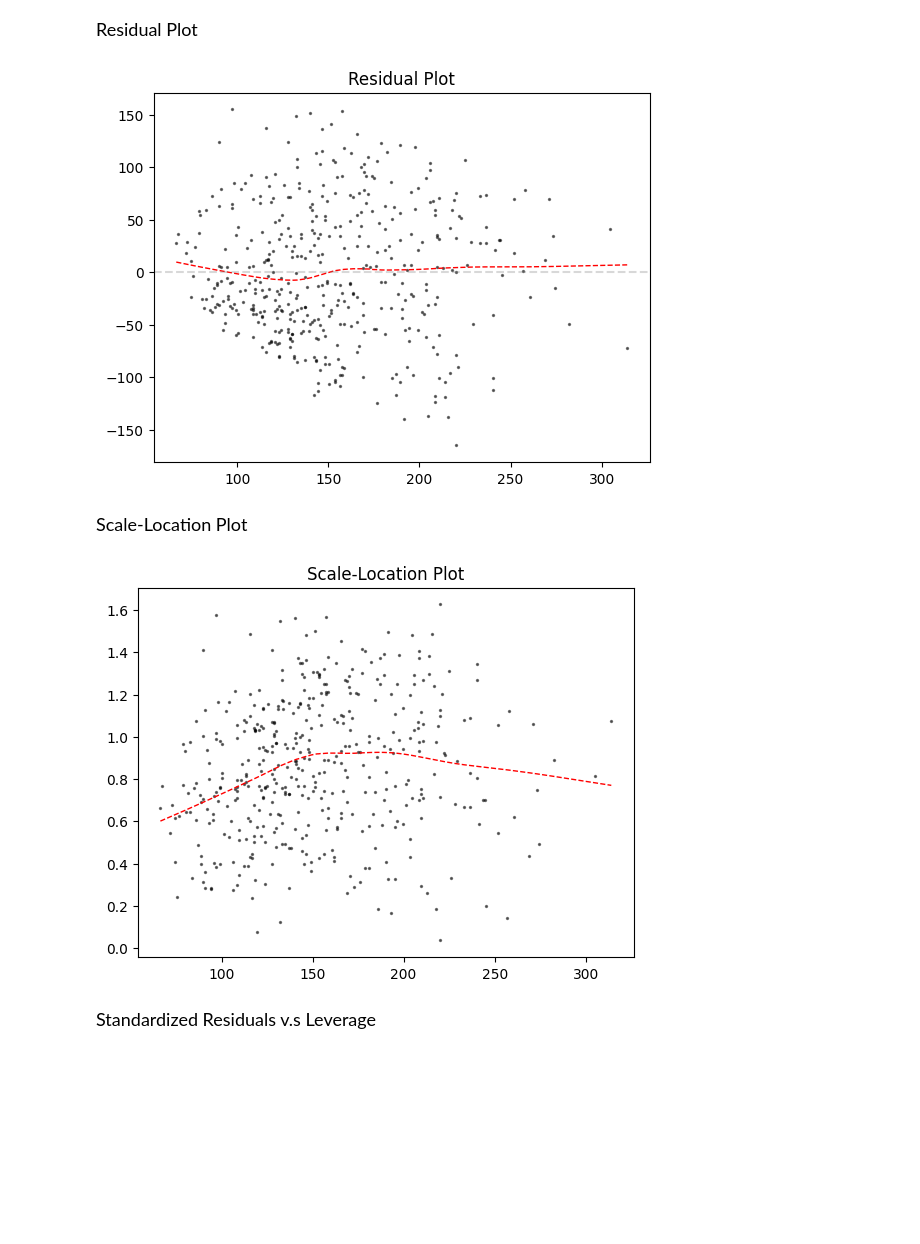
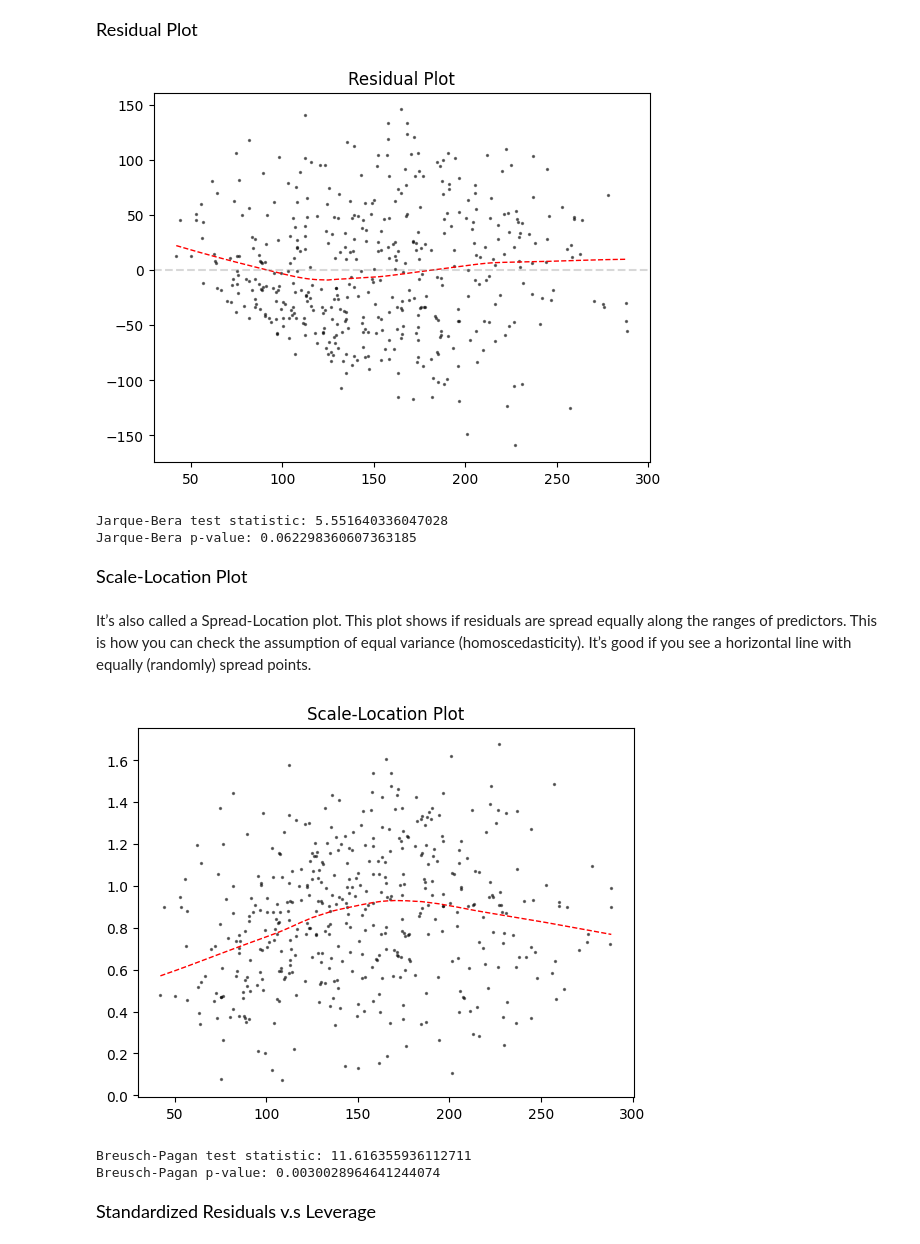
Before and after one commit to RohitPrograms/Linear-Models-in-Python, a Jupyter notebook: LinearRegression.ipynb, the cells around one changed output. Cells and saved outputs as stored; diff of their text form; code cells hidden in the pictures; blank space fills up the shorter version.

```diff
--- a/LinearRegression.ipynb
+++ b/LinearRegression.ipynb
@@ -475,29 +493,46 @@ plt.show()
 # %% [markdown]
 <p style="text-align:left; font-size:large; color:black;">Residual Plot</p>
 # %%
-sns.regplot(x = simple_model_sm.predict(sm.add_constant(df['bmi'])), y = simple_model_sm.resid, lowess = True,
+target_predictions = multiple_model_sm.predict(sm.add_constant(df[['bmi', 's5']]))
+sns.regplot(x = target_predictions, y = multiple_model_sm.resid, lowess = True,
             scatter_kws = {'color': 'black', 'alpha': 0.5, 's':2},
             line_kws={'color': 'red', 'lw': 1, 'linestyle':'--'})
 plt.axhline(y = 0, color = 'gray', linestyle = '--', alpha = 0.3)
 plt.title('Residual Plot')
 plt.show()
+
+jb_statistic, jb_p_value = jarque_bera(multiple_model_sm.resid)
+
+print("Jarque-Bera test statistic:", jb_statistic)
+print("Jarque-Bera p-value:", jb_p_value)
 # %% [output]
-[figure, old version]
+[figure, new version]
+Jarque-Bera test statistic: 5.551640336047028
+Jarque-Bera p-value: 0.062298360607363185
 # %% [markdown]
 <p style="text-align:left; font-size:large; color:black;">Scale-Location Plot</p>
+# %% [markdown]
+It’s also called a Spread-Location plot. This plot shows if residuals are spread equally along the ranges of predictors. This is how you can check the assumption of equal variance (homoscedasticity). It’s good if you see a horizontal line with equally (randomly) spread points.
 # %%
-import numpy as np
-
-mean_resid = np.mean(simple_model_sm.resid)
-std_resid = np.std(simple_model_sm.resid)
-standardized_residuals = [(x - mean_resid) / std_resid for x in simple_model_sm.resid]
-sns.regplot(x = simple_model_sm.predict(sm.add_constant(df['bmi'])), y = np.sqrt(np.abs(standardized_residuals)), lowess = True,
+mean_resid = np.mean(multiple_model_sm.resid)
+std_resid = np.std(multiple_model_sm.resid)
+standardized_residuals = [(x - mean_resid) / std_resid for x in multiple_model_sm.resid]
+sns.regplot(x = target_predictions, y = np.sqrt(np.abs(standardized_residuals)), lowess = True,
             scatter_kws = {'color': 'black', 'alpha': 0.5, 's':2},
             line_kws={'color': 'red', 'lw': 1, 'linestyle':'--'})
 plt.title('Scale-Location Plot')
 plt.show()
+
+bp_test = het_breuschpagan(multiple_model_sm.resid, sm.add_constant(df[['bmi', 's5']]))
+bp_test_statistic = bp_test[0]
+bp_p_value = bp_test[1]
+
+print("Breusch-Pagan test statistic:", bp_test_statistic)
+print("Breusch-Pagan p-value:", bp_p_value)
 # %% [output]
-[figure, old version]
+[figure, new version]
+Breusch-Pagan test statistic: 11.616355936112711
+Breusch-Pagan p-value: 0.0030028964641244074
 # %% [markdown]
 <p style="text-align:left; font-size:large; color:black;">Standardized Residuals v.s Leverage</p>
 # %%
```
Also changed, not shown: parts of 49 cells of this notebook.
